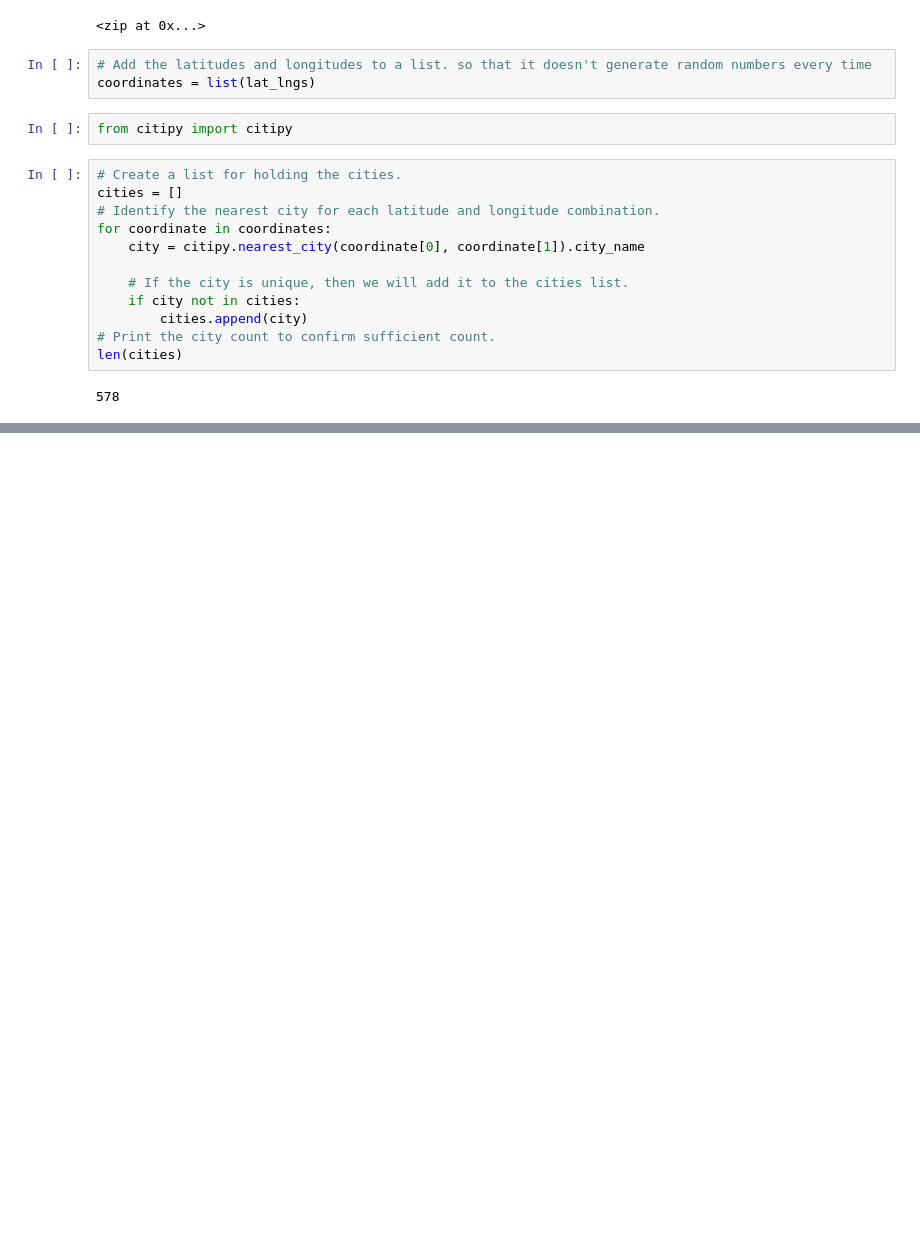
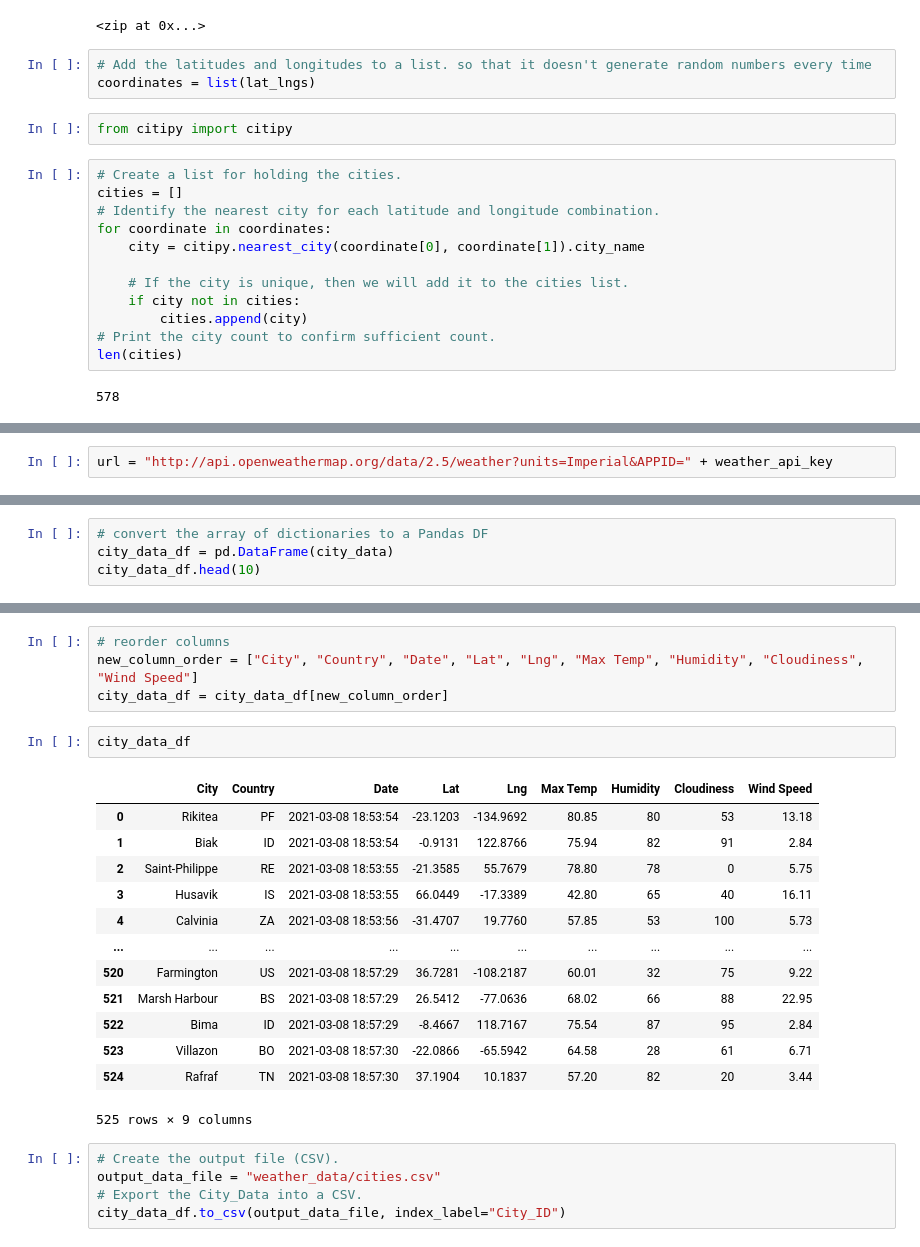
Before and after one commit to giuliatasca103/World_Weather_Analysis, a Jupyter notebook: WeatherPy.ipynb, the cells around one changed output, grey strips where cells are left out. Drawn from its saved outputs; the diff is of its cells as text; blank space fills up the shorter version.

```diff
--- a/WeatherPy.ipynb
+++ b/WeatherPy.ipynb
@@ -32,0 +39,2 @@ len(cities)
+# %%
+url = "http://api.openweathermap.org/data/2.5/weather?units=Imperial&APPID=" + weather_api_key
@@ -32,0 +123,4 @@ len(cities)
+# %%
+# convert the array of dictionaries to a Pandas DF
+city_data_df = pd.DataFrame(city_data)
+city_data_df.head(10)
@@ -32,0 +139,25 @@ len(cities)
+# %%
+# reorder columns
+new_column_order = ["City", "Country", "Date", "Lat", "Lng", "Max Temp", "Humidity", "Cloudiness", "Wind Speed"]
+city_data_df = city_data_df[new_column_order]
+# %%
+city_data_df
+# %% [output]
+|  | City | Country | Date | Lat | Lng | Max Temp | Humidity | Cloudiness | Wind Speed |
+| 0 | Rikitea | PF | 2021-03-08 18:53:54 | -23.1203 | -134.9692 | 80.85 | 80 | 53 | 13.18 |
+| 1 | Biak | ID | 2021-03-08 18:53:54 | -0.9131 | 122.8766 | 75.94 | 82 | 91 | 2.84 |
+| 2 | Saint-Philippe | RE | 2021-03-08 18:53:55 | -21.3585 | 55.7679 | 78.80 | 78 | 0 | 5.75 |
+| 3 | Husavik | IS | 2021-03-08 18:53:55 | 66.0449 | -17.3389 | 42.80 | 65 | 40 | 16.11 |
+| 4 | Calvinia | ZA | 2021-03-08 18:53:56 | -31.4707 | 19.7760 | 57.85 | 53 | 100 | 5.73 |
+| ... | ... | ... | ... | ... | ... | ... | ... | ... | ... |
+| 520 | Farmington | US | 2021-03-08 18:57:29 | 36.7281 | -108.2187 | 60.01 | 32 | 75 | 9.22 |
+| 521 | Marsh Harbour | BS | 2021-03-08 18:57:29 | 26.5412 | -77.0636 | 68.02 | 66 | 88 | 22.95 |
+| 522 | Bima | ID | 2021-03-08 18:57:29 | -8.4667 | 118.7167 | 75.54 | 87 | 95 | 2.84 |
+| 523 | Villazon | BO | 2021-03-08 18:57:30 | -22.0866 | -65.5942 | 64.58 | 28 | 61 | 6.71 |
+| 524 | Rafraf | TN | 2021-03-08 18:57:30 | 37.1904 | 10.1837 | 57.20 | 82 | 20 | 3.44 |
+525 rows × 9 columns
+# %%
+# Create the output file (CSV).
+output_data_file = "weather_data/cities.csv"
+# Export the City_Data into a CSV.
+city_data_df.to_csv(output_data_file, index_label="City_ID")
```
Also changed, not shown: parts of 5 cells of this notebook, 3 other files.
